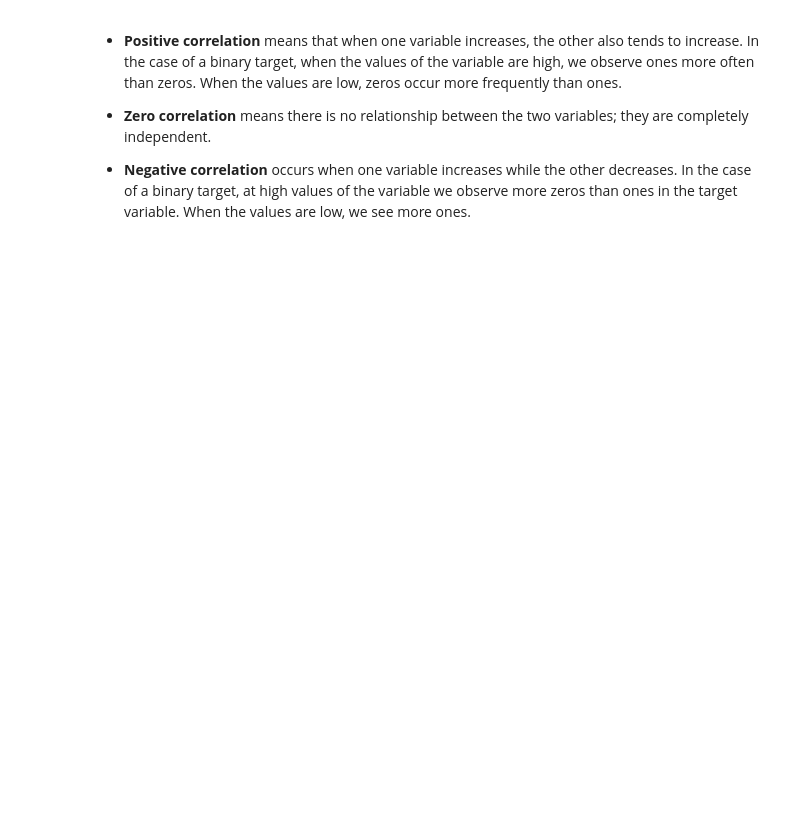
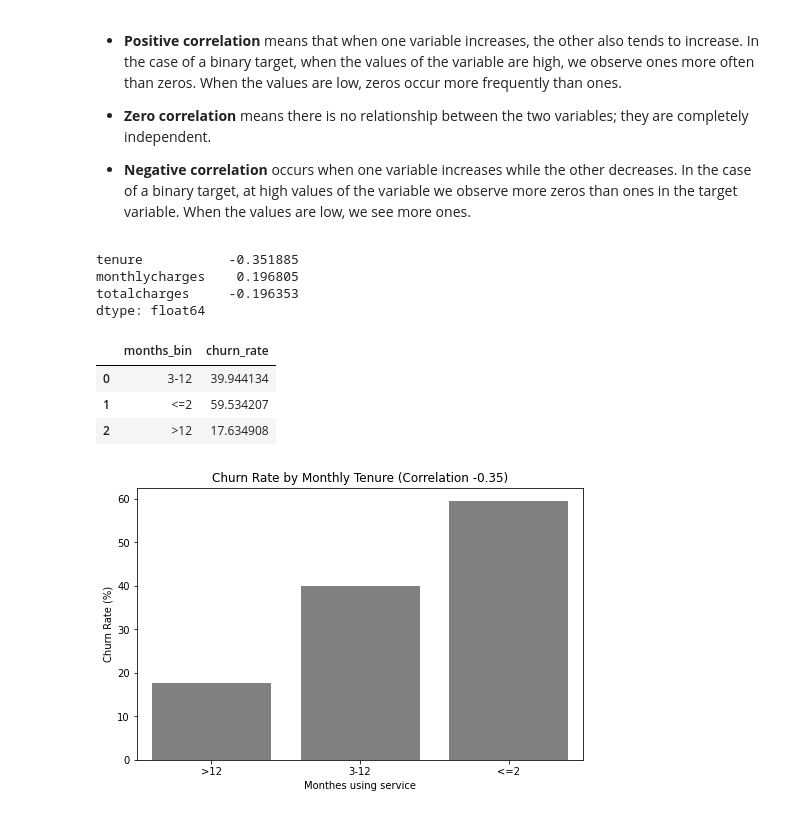
Before and after one commit to Arlan-Alibek/machine-learning-projects, a Jupyter notebook: Machine Learning for Classification/churn_prediciton.ipynb, the cells around one changed output. Saved outputs shown, nothing was run; the diff lists cells and outputs as text; code cells hidden in the pictures; blank space fills up the shorter version.

```diff
--- a/Machine Learning for Classification/churn_prediciton.ipynb
+++ b/Machine Learning for Classification/churn_prediciton.ipynb
@@ -419,3 +423,49 @@ One such method is the **correlation coefficient** (sometimes called the **Pears
 - **Zero correlation** means there is no relationship between the two variables; they are completely independent.
 
 - **Negative correlation** occurs when one variable increases while the other decreases. In the case of a binary target, at high values of the variable we observe more zeros than ones in the target variable. When the values are low, we see more ones.
+# %%
+df_train_full[numerical].corrwith(df_train_full.churn)
+# %% [output]
+tenure           -0.351885
+monthlycharges    0.196805
+totalcharges     -0.196353
+dtype: float64
+# %%
+further_insights = df_train_full.copy() # I want to also check how correlation differs among self made bins in tenure column
+def tenure_to_bin(x):
+    if x <= 2:
+        return '<=2'
+    elif x <= 12:
+        return '3-12'
+    else:
+        return '>12'
+
+further_insights['months_bin'] = further_insights['tenure'].apply(tenure_to_bin)
+result = (
+    further_insights
+    .groupby('months_bin')
+    .agg(churn_rate=('churn', 'mean'))
+    .assign(churn_rate=lambda x: x['churn_rate'] * 100)
+    .reset_index()
+)
+display(result)
+
+plt.figure(figsize=(8, 5))
+
+sns.barplot(
+    data=result.sort_values('churn_rate'),
+    x='months_bin',
+    y='churn_rate',color='grey'
+)
+
+plt.ylabel('Churn Rate (%)')
+plt.xlabel('Monthes using service')
+plt.title('Churn Rate by Monthly Tenure (Correlation -0.35)')
+
+plt.show()
+# %% [output]
+|  | months_bin | churn_rate |
+| 0 | 3-12 | 39.944134 |
+| 1 | <=2 | 59.534207 |
+| 2 | >12 | 17.634908 |
+[figure, added]
```
Also changed, not shown: parts of 7 cells of this notebook.
